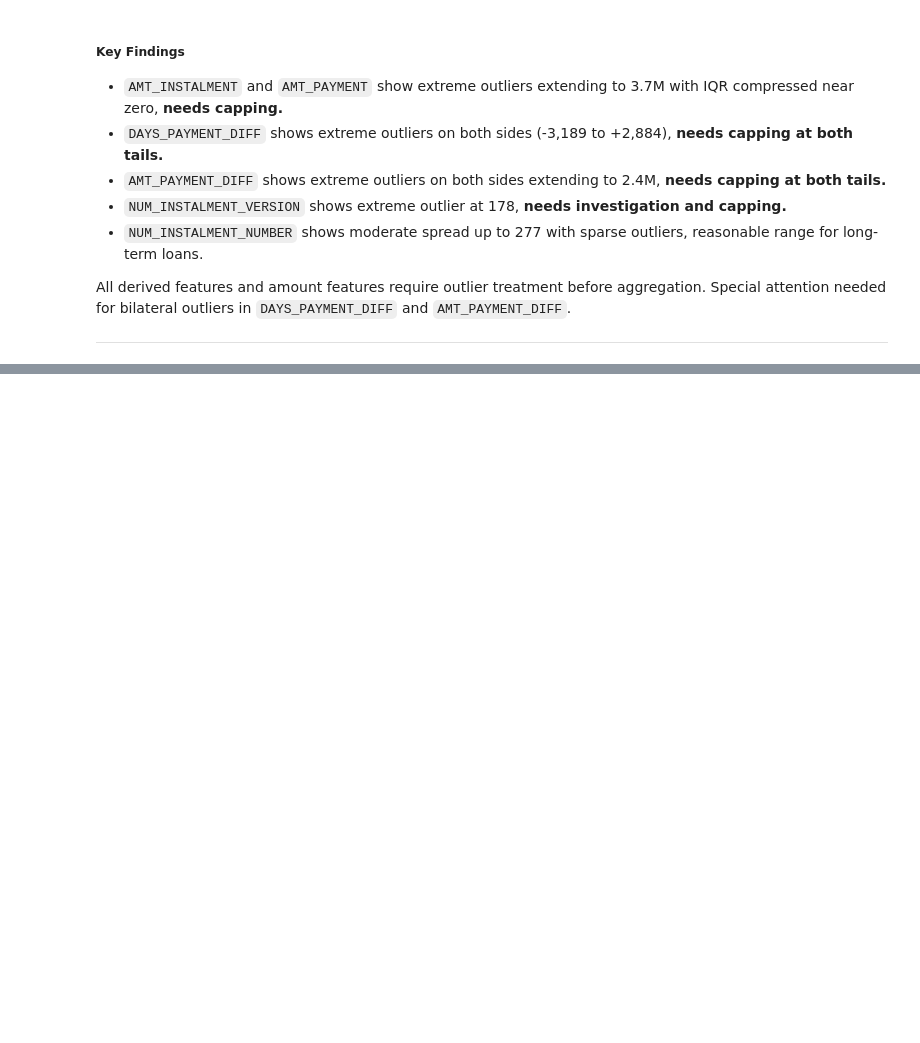
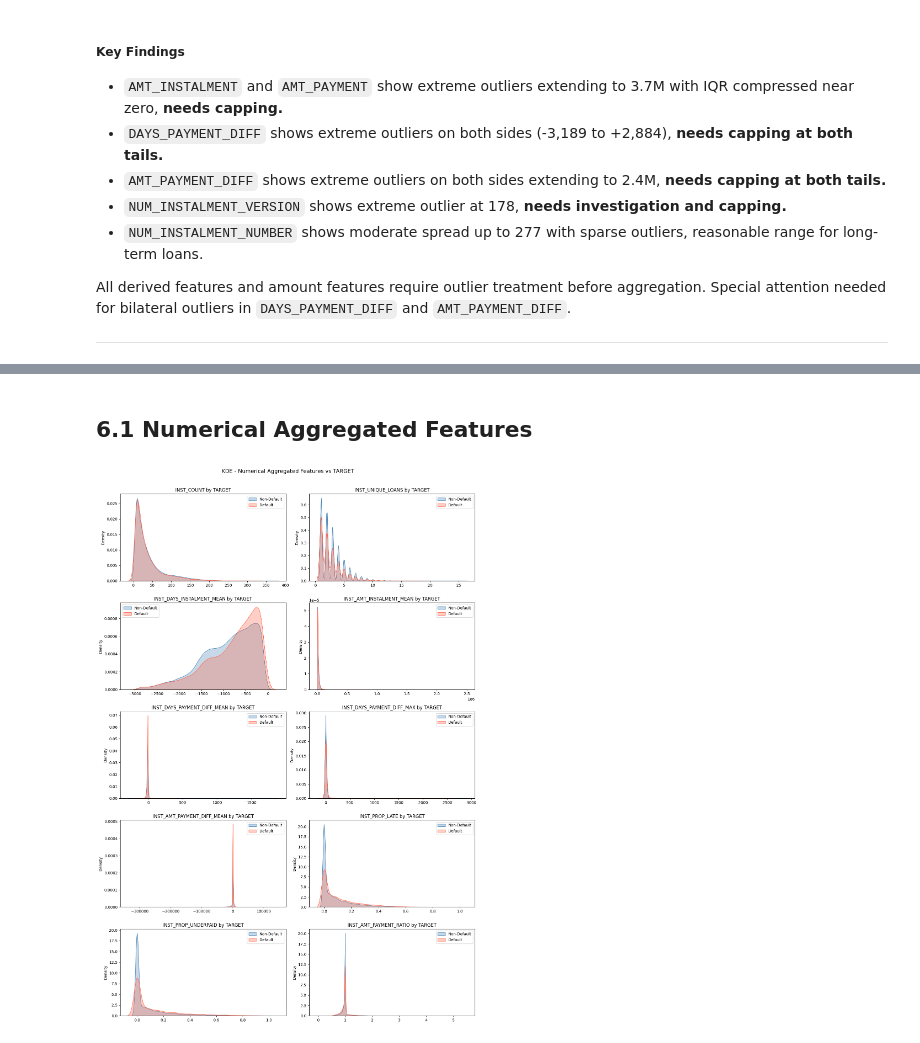
Before and after one commit to oknardo/Home_Credit_Scorecard_Model, a Jupyter notebook: EDA_installments_payments.ipynb, the cells around one changed output, grey strips where cells are left out. Drawn from its saved outputs; the diff is of its cells as text; code cells hidden in the pictures; blank space fills up the shorter version.

Commit message:
Add Cat Feat to Target

```diff
--- a/EDA_installments_payments.ipynb
+++ b/EDA_installments_payments.ipynb
@@ -374,0 +508,9 @@ All derived features and amount features require outlier treatment before aggreg
+# %%
+# Merge installments_payments aggregations with application_train
+df_inst_agg_target = df_inst_agg.merge(
+    df_app_train[['SK_ID_CURR', 'TARGET']],
+    on='SK_ID_CURR',
+    how='left'
+)
+
+print("Shape df_inst_agg_target:", df_inst_agg_target.shape)
@@ -374,0 +530,34 @@ All derived features and amount features require outlier treatment before aggreg
+# %% [markdown]
+## 6.1 Numerical Aggregated Features
+# %%
+# Select key numerical aggregated features for bivariate analysis
+num_agg_features = [
+    'INST_COUNT',
+    'INST_UNIQUE_LOANS',
+    'INST_DAYS_INSTALMENT_MEAN',
+    'INST_AMT_INSTALMENT_MEAN',
+    'INST_DAYS_PAYMENT_DIFF_MEAN',
+    'INST_DAYS_PAYMENT_DIFF_MAX',
+    'INST_AMT_PAYMENT_DIFF_MEAN',
+    'INST_PROP_LATE',
+    'INST_PROP_UNDERPAID',
+    'INST_AMT_PAYMENT_RATIO',
+]
+
+# Grid
+fig, axes = plt.subplots(nrows=5, ncols=2, figsize=(14, 20))
+axes = axes.flatten()
+
+for i, col in enumerate(num_agg_features):
+    for target_val, label, color in zip([0, 1], ['Non-Default', 'Default'], ['steelblue', 'tomato']):
+        subset = df_inst_agg_target[df_inst_agg_target['TARGET'] == target_val][col].dropna()
+        sns.kdeplot(subset, ax=axes[i], label=label, color=color, fill=True, alpha=0.3)
+    axes[i].set_title(f'{col} by TARGET')
+    axes[i].set_xlabel('')
+    axes[i].legend()
+
+plt.suptitle('KDE - Numerical Aggregated Features vs TARGET', fontsize=14, y=1.01)
+plt.tight_layout()
+plt.show()
+# %% [output]
+[figure, added]
```
Also changed, not shown: parts of 18 cells of this notebook.
